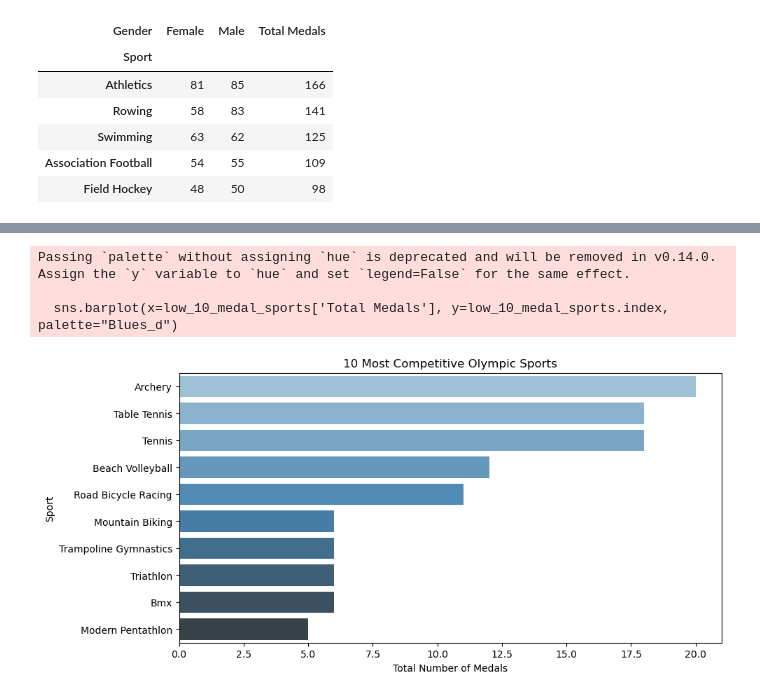
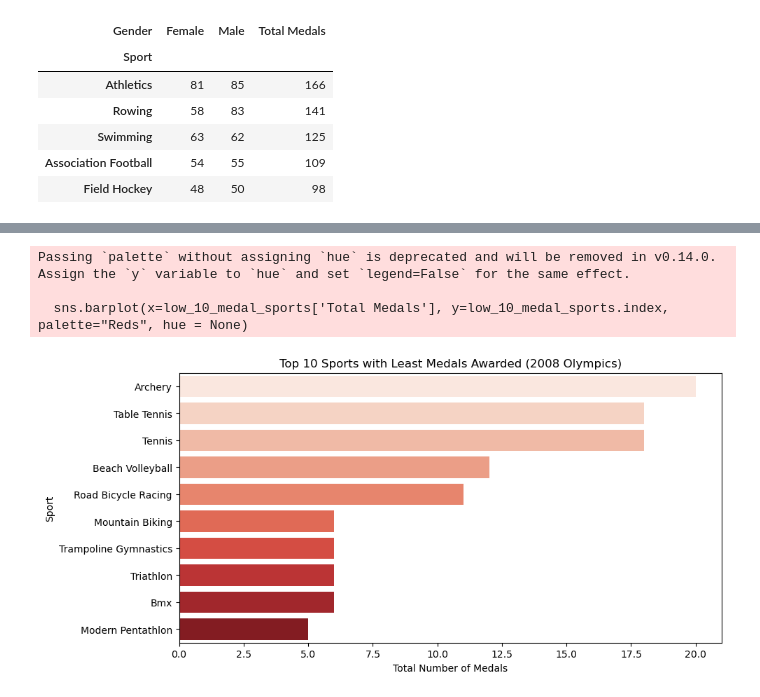
Before and after one commit to scohenma/COHEN-Python_Portfolio, a Jupyter notebook: TidyData - Project /data_cleaning_olympics.ipynb, the cells around one changed output, grey strips where cells are left out. Cells and saved outputs as stored; diff of their text form; code cells hidden in the pictures.

```diff
--- a/TidyData - Project /data_cleaning_olympics.ipynb
+++ b/TidyData - Project /data_cleaning_olympics.ipynb
@@ -122,19 +226,19 @@ Passing `palette` without assigning `hue` is deprecated and will be removed in v
 # %%
-# Visualization 2 Continuation - 10 Sports with least medals given, most competitive sports
+# Visualization 2  - 10 Sports with least medals given
 
-# Get top 10 sports by total medal count
+# Get top 10 sports by least total medal count
 low_10_medal_sports = medal_distribution.tail(10)
 
 # Plot
 plt.figure(figsize=(10,5))
-sns.barplot(x=low_10_medal_sports['Total Medals'], y=low_10_medal_sports.index, palette="Blues_d")
+sns.barplot(x=low_10_medal_sports['Total Medals'], y=low_10_medal_sports.index, palette="Reds", hue = None)
 
-plt.title("10 Most Competitive Olympic Sports")
+plt.title("Top 10 Sports with Least Medals Awarded (2008 Olympics)")
 plt.xlabel("Total Number of Medals")
 plt.ylabel("Sport")
 plt.show()
 # %% [output]
 Passing `palette` without assigning `hue` is deprecated and will be removed in v0.14.0. Assign the `y` variable to `hue` and set `legend=False` for the same effect.
 
-  sns.barplot(x=low_10_medal_sports['Total Medals'], y=low_10_medal_sports.index, palette="Blues_d")
+  sns.barplot(x=low_10_medal_sports['Total Medals'], y=low_10_medal_sports.index, palette="Reds", hue = None)
-[figure, old version]
+[figure, new version]
```
Also changed, not shown: parts of 19 cells of this notebook.
